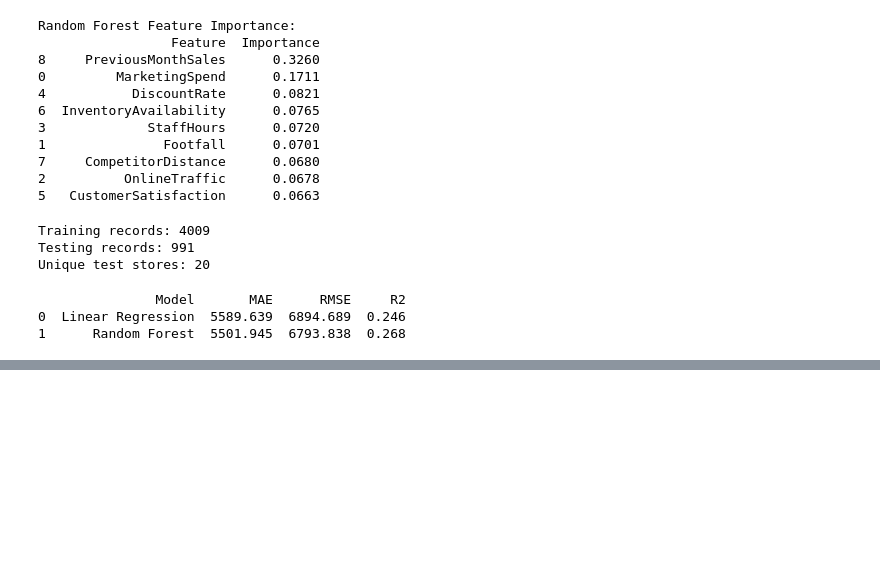
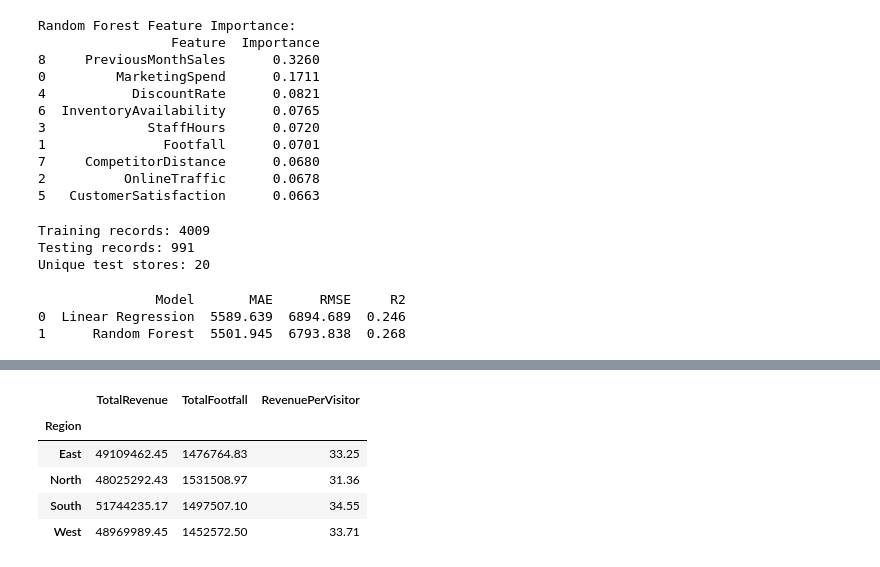
Before and after one commit to n00231001/ResearchAndAnalytics, a Jupyter notebook: Task1_retailAnalytics/retail_analysis.ipynb, the cells around one changed output, grey strips where cells are left out. Drawn from its saved outputs; the diff is of its cells as text; code cells hidden in the pictures; blank space fills up the shorter version.

```diff
--- a/Task1_retailAnalytics/retail_analysis.ipynb
+++ b/Task1_retailAnalytics/retail_analysis.ipynb
@@ -971,0 +1044,19 @@ print(group_results.round(3))
+# %%
+customer_behaviour = df.groupby("Region").agg(
+    TotalRevenue=("SalesRevenue", "sum"),
+    TotalFootfall=("Footfall", "sum")
+)
+
+customer_behaviour["RevenuePerVisitor"] = (
+    customer_behaviour["TotalRevenue"] /
+    customer_behaviour["TotalFootfall"]
+)
+
+display(customer_behaviour.round(2))
+# %% [output]
+|  | TotalRevenue | TotalFootfall | RevenuePerVisitor |
+| Region |  |  |  |
+| East | 49109462.45 | 1476764.83 | 33.25 |
+| North | 48025292.43 | 1531508.97 | 31.36 |
+| South | 51744235.17 | 1497507.10 | 34.55 |
+| West | 48969989.45 | 1452572.50 | 33.71 |
```
Also changed, not shown: parts of 6 cells of this notebook.
